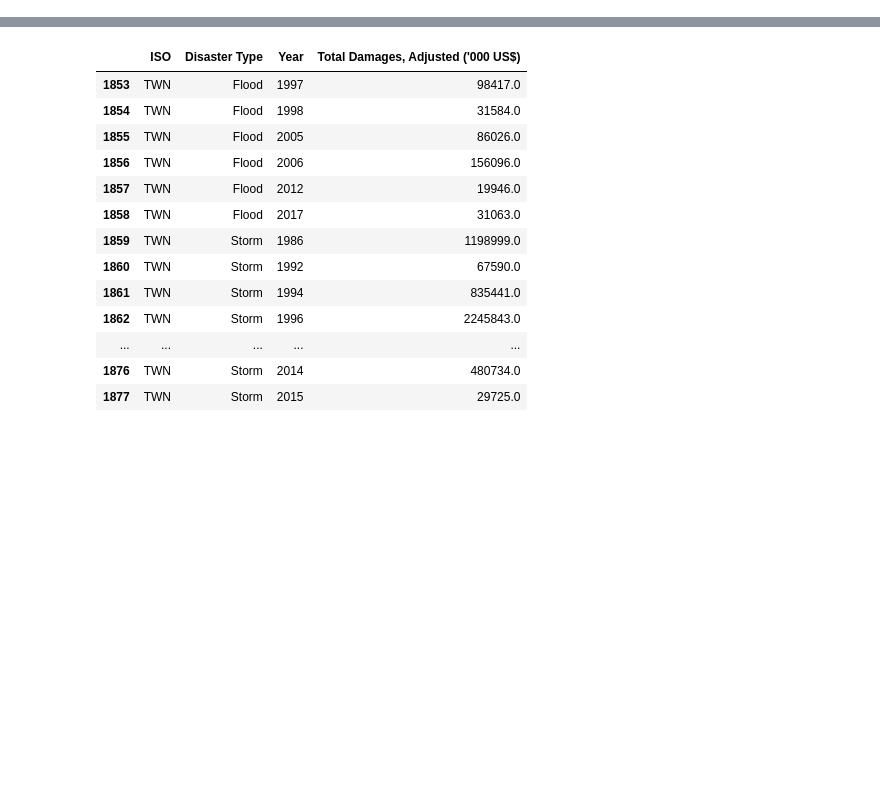
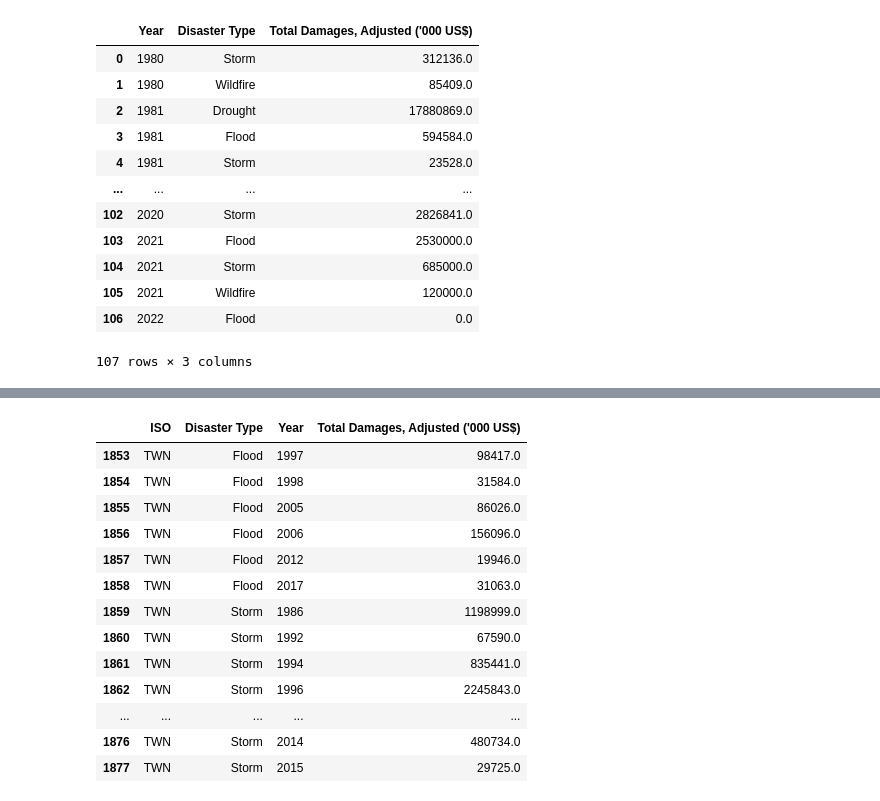
Before and after one commit to zeliest/multi_impacts, a Jupyter notebook: emdat_impacts.ipynb, the cells around one changed output, grey strips where cells are left out. Drawn from its saved outputs; the diff is of its cells as text; code cells hidden in the pictures; blank space fills up the shorter version.

```diff
--- a/emdat_impacts.ipynb
+++ b/emdat_impacts.ipynb
@@ -22,0 +41,16 @@ emdat
+# %%
+emdat_aus
+# %% [output]
+|  | Year | Disaster Type | Total Damages, Adjusted ('000 US$) |
+| 0 | 1980 | Storm | 312136.0 |
+| 1 | 1980 | Wildfire | 85409.0 |
+| 2 | 1981 | Drought | 17880869.0 |
+| 3 | 1981 | Flood | 594584.0 |
+| 4 | 1981 | Storm | 23528.0 |
+| ... | ... | ... | ... |
+| 102 | 2020 | Storm | 2826841.0 |
+| 103 | 2021 | Flood | 2530000.0 |
+| 104 | 2021 | Storm | 685000.0 |
+| 105 | 2021 | Wildfire | 120000.0 |
+| 106 | 2022 | Flood | 0.0 |
+107 rows × 3 columns
```
Also changed, not shown: parts of 8 cells of this notebook, 7 other files.
